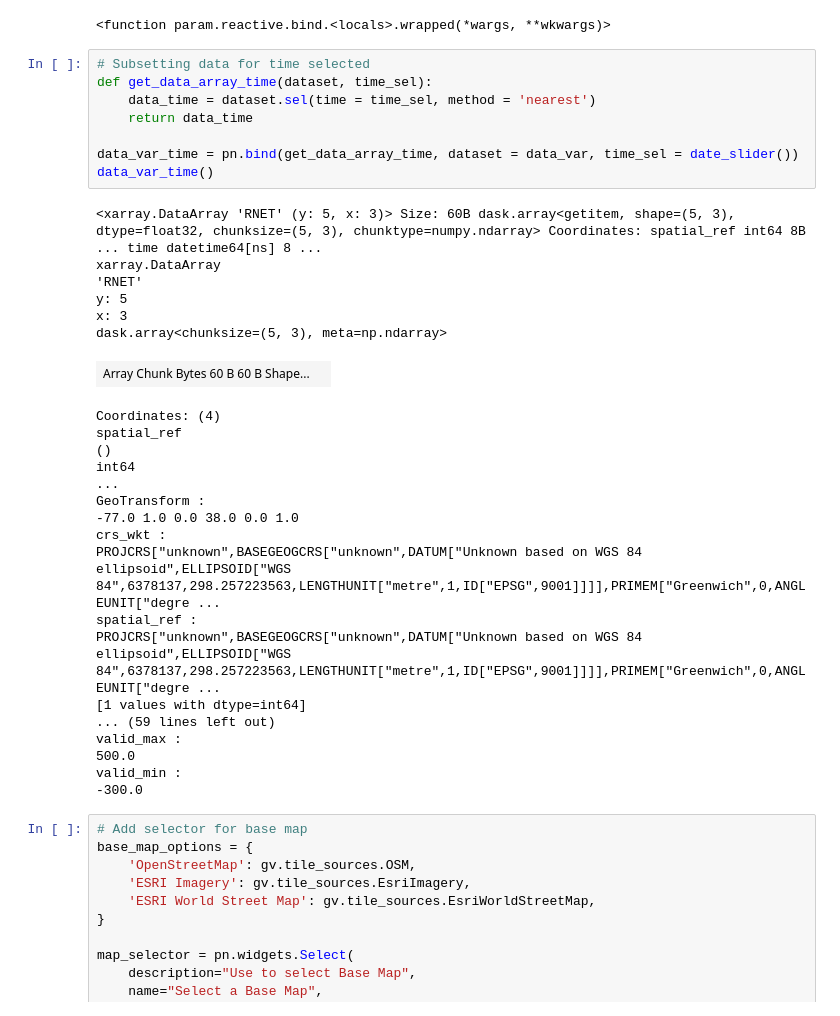
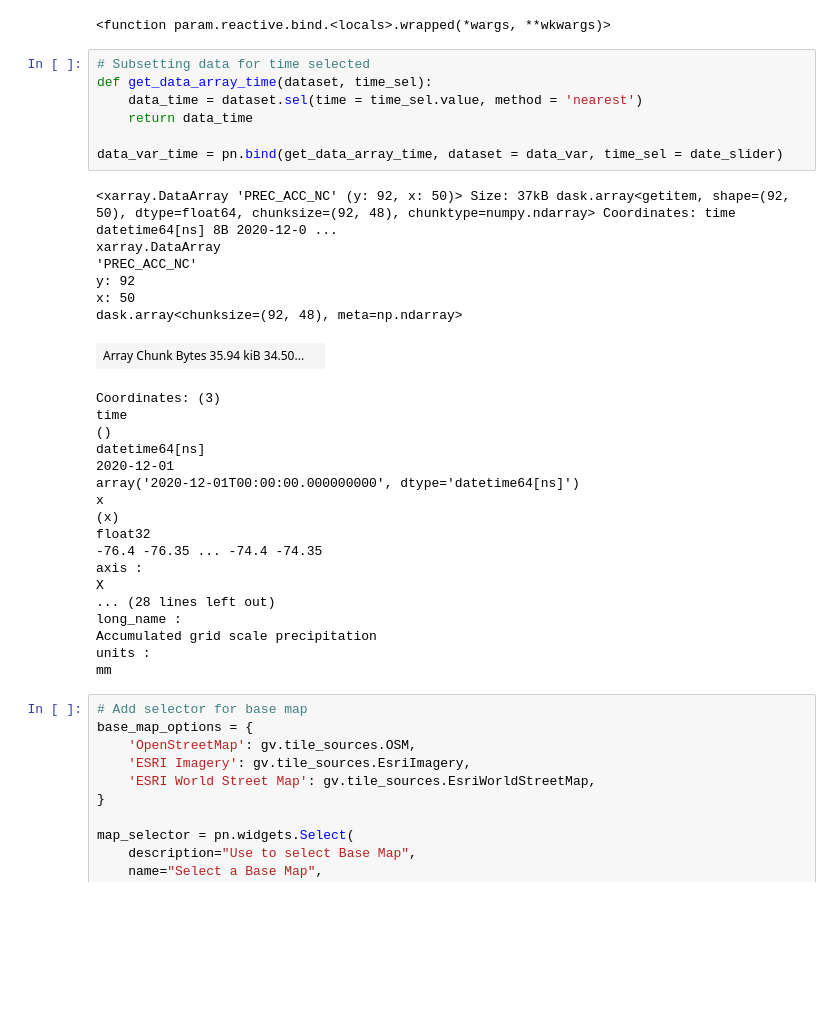
Before and after one commit to hytest-org/hytest, a Jupyter notebook: evaluation/tutorials/CONUS404/3_CONUS404_DRB_Visualization.ipynb, the cells around one changed output. Saved outputs shown, nothing was run; the diff lists cells and outputs as text; blank space fills up the shorter version.

Commit message:
Fixed time slider

```diff
--- a/evaluation/tutorials/CONUS404/3_CONUS404_DRB_Visualization.ipynb
+++ b/evaluation/tutorials/CONUS404/3_CONUS404_DRB_Visualization.ipynb
@@ -224,36 +224,35 @@ date_slider
 # %%
 # Subsetting data for time selected
 def get_data_array_time(dataset, time_sel):
-    data_time = dataset.sel(time = time_sel, method = 'nearest')
+    data_time = dataset.sel(time = time_sel.value, method = 'nearest')
     return data_time
 
-data_var_time = pn.bind(get_data_array_time, dataset = data_var, time_sel = date_slider())
-data_var_time()
+data_var_time = pn.bind(get_data_array_time, dataset = data_var, time_sel = date_slider)
 # %% [output]
-<xarray.DataArray 'RNET' (y: 5, x: 3)> Size: 60B dask.array<getitem, shape=(5, 3), dtype=float32, chunksize=(5, 3), chunktype=numpy.ndarray> Coordinates: spatial_ref int64 8B ... time datetime64[ns] 8 ...
+<xarray.DataArray 'PREC_ACC_NC' (y: 92, x: 50)> Size: 37kB dask.array<getitem, shape=(92, 50), dtype=float64, chunksize=(92, 48), chunktype=numpy.ndarray> Coordinates: time datetime64[ns] 8B 2020-12-0 ...
 xarray.DataArray
-'RNET'
-y: 5
-x: 3
-dask.array<chunksize=(5, 3), meta=np.ndarray>
+'PREC_ACC_NC'
+y: 92
+x: 50
+dask.array<chunksize=(92, 48), meta=np.ndarray>
-| Array Chunk Bytes 60 B 60 B Shape... |  |
+| Array Chunk Bytes 35.94 kiB 34.50... |  |
-Coordinates: (4)
-spatial_ref
+Coordinates: (3)
+time
 ()
-int64
-...
-GeoTransform :
--77.0 1.0 0.0 38.0 0.0 1.0
-crs_wkt :
-PROJCRS["unknown",BASEGEOGCRS["unknown",DATUM["Unknown based on WGS 84 ellipsoid",ELLIPSOID["WGS 84",6378137,298.257223563,LENGTHUNIT["metre",1,ID["EPSG",9001]]]],PRIMEM["Greenwich",0,ANGLEUNIT["degre ...
-spatial_ref :
-PROJCRS["unknown",BASEGEOGCRS["unknown",DATUM["Unknown based on WGS 84 ellipsoid",ELLIPSOID["WGS 84",6378137,298.257223563,LENGTHUNIT["metre",1,ID["EPSG",9001]]]],PRIMEM["Greenwich",0,ANGLEUNIT["degre ...
-[1 values with dtype=int64]
-... (59 lines left out)
-valid_max :
-500.0
-valid_min :
--300.0
+datetime64[ns]
+2020-12-01
+array('2020-12-01T00:00:00.000000000', dtype='datetime64[ns]')
+x
+(x)
+float32
+-76.4 -76.35 ... -74.4 -74.35
+axis :
+X
+... (28 lines left out)
+long_name :
+Accumulated grid scale precipitation
+units :
+mm
 # %%
 # Add selector for base map
 base_map_options = {
```
Also changed, not shown: parts of 1 cell of this notebook.
